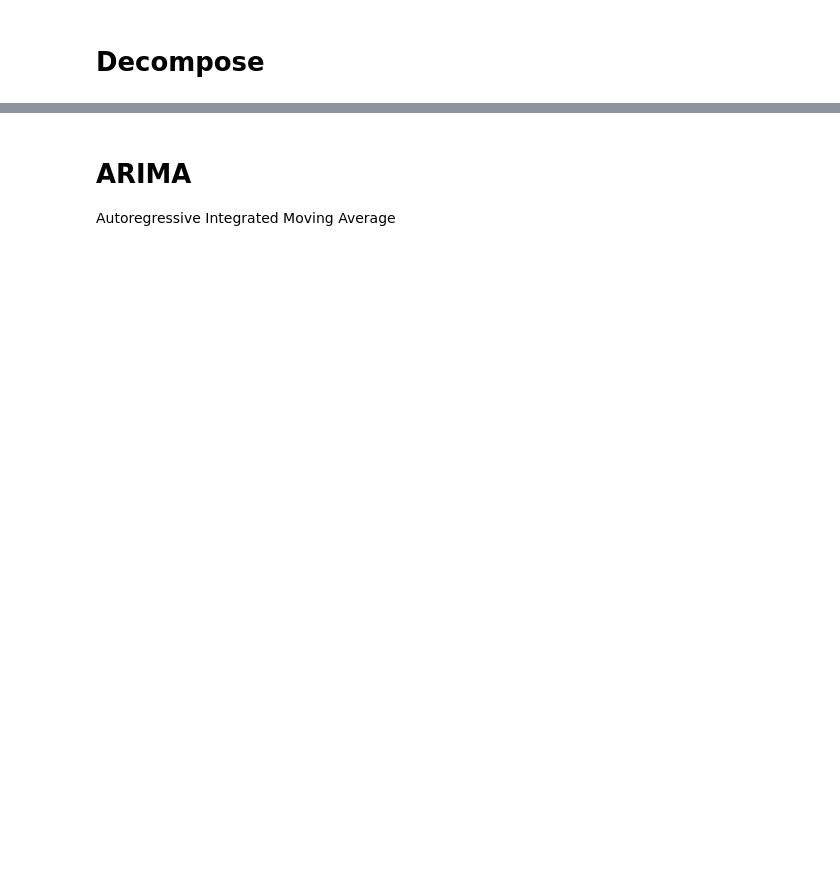
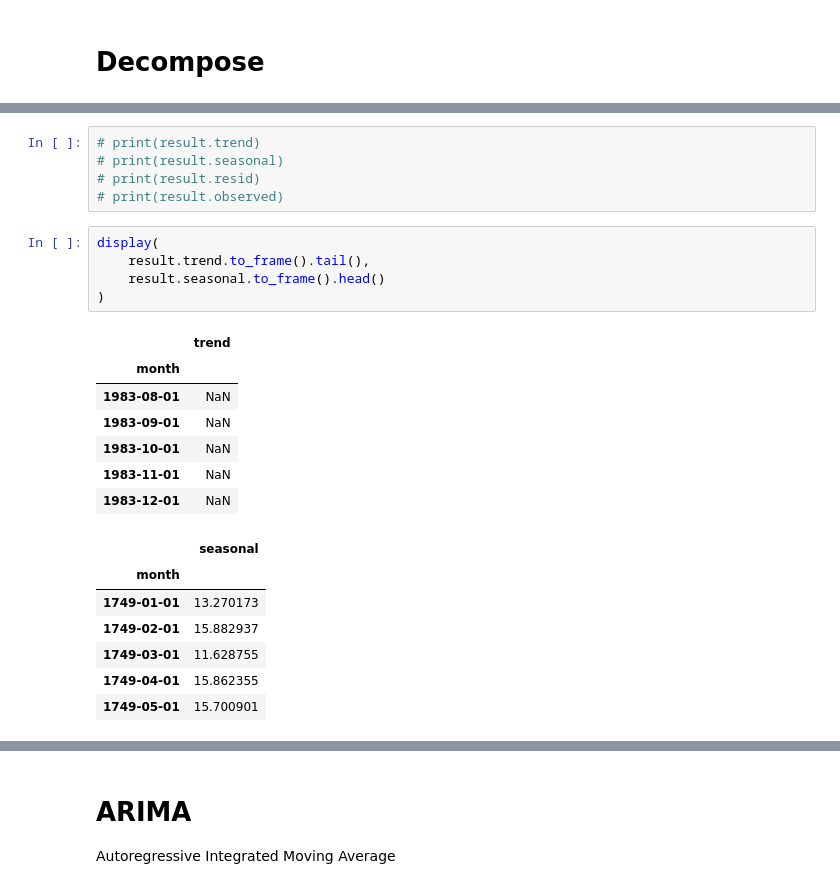
Before and after one commit to noproblem-james/time_series, a Jupyter notebook: notebooks/scratch.ipynb, the cells around one changed output, grey strips where cells are left out. Saved outputs shown, nothing was run; the diff lists cells and outputs as text; blank space fills up the shorter version.

```diff
--- a/notebooks/scratch.ipynb
+++ b/notebooks/scratch.ipynb
@@ -70,0 +118,25 @@ pd.plotting.autocorrelation_plot(df.sunspots, ax=ax)
+# %%
+# print(result.trend)
+# print(result.seasonal)
+# print(result.resid)
+# print(result.observed)
+# %%
+display(
+    result.trend.to_frame().tail(),
+    result.seasonal.to_frame().head()
+)
+# %% [output]
+|  | trend |
+| month |  |
+| 1983-08-01 | NaN |
+| 1983-09-01 | NaN |
+| 1983-10-01 | NaN |
+| 1983-11-01 | NaN |
+| 1983-12-01 | NaN |
+|  | seasonal |
+| month |  |
+| 1749-01-01 | 13.270173 |
+| 1749-02-01 | 15.882937 |
+| 1749-03-01 | 11.628755 |
+| 1749-04-01 | 15.862355 |
+| 1749-05-01 | 15.700901 |
```
Also changed, not shown: parts of 14 cells of this notebook.
